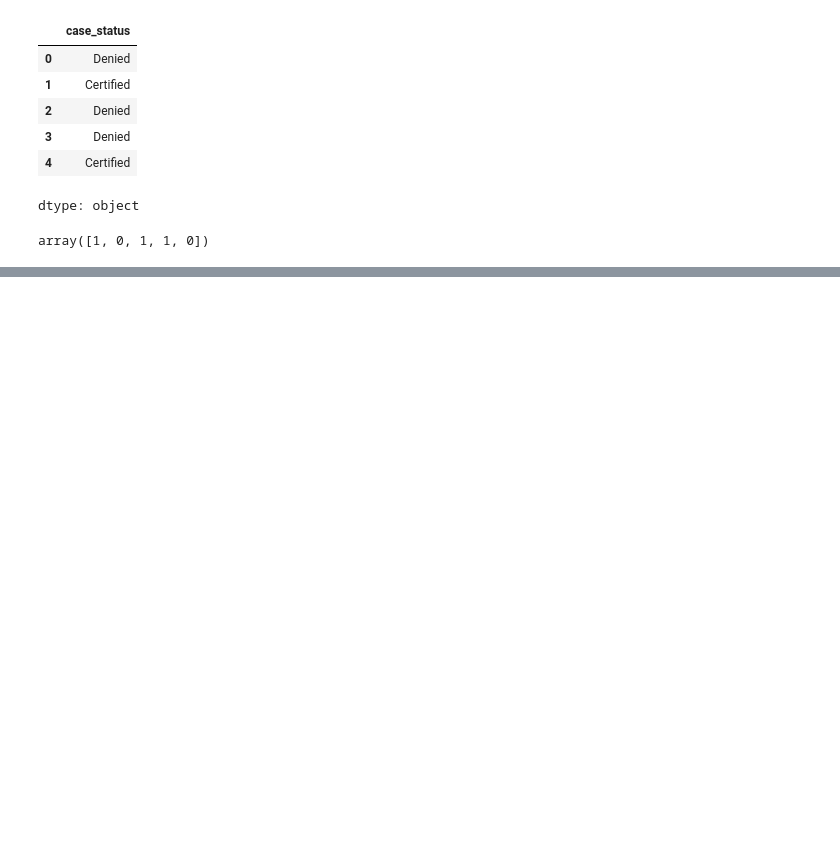
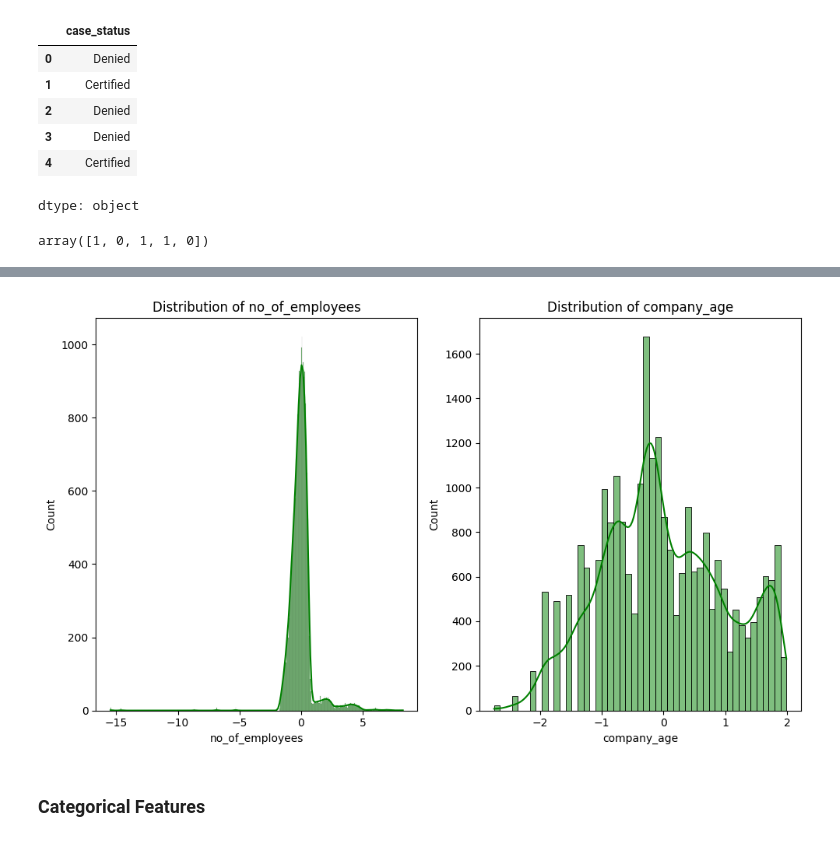
Before and after one commit to MRameezU/MLOPs_Classification_Problem, a Jupyter notebook: notebook/02_Feature_Engineering_&_Model_Training.ipynb, the cells around one changed output, grey strips where cells are left out. Cells and saved outputs as stored; diff of their text form; code cells hidden in the pictures; blank space fills up the shorter version.

```diff
--- a/notebook/02_Feature_Engineering_&_Model_Training.ipynb
+++ b/notebook/02_Feature_Engineering_&_Model_Training.ipynb
@@ -272,0 +340,10 @@ array([1, 0, 1, 1, 0])
+# %%
+from sklearn.preprocessing import PowerTransformer
+
+# Initialize the PowerTransformer with Yeo-Johnson
+power_transformer = PowerTransformer(method='yeo-johnson')
+
+transform_features=['no_of_employees','company_age']
+
+# Applying the transformation
+X[transform_features]=power_transformer.fit_transform(X[transform_features])
@@ -272,0 +358,19 @@ array([1, 0, 1, 1, 0])
+# %%
+# Visualize the Columns to view unskewed results
+# Set the figure size
+plt.figure(figsize=(10, 6))
+
+# Loop through each feature and create subplots
+for i, col in enumerate(transform_features):
+    plt.subplot(1, len(transform_features), i + 1)  # Dynamic subplot based on number of features
+    sns.histplot(x=X[col], color='green', kde=True)  # Adding KDE for smoother visualization
+    plt.xlabel(col)
+    plt.title(f'Distribution of {col}')  # Adding titles for clarity
+    plt.tight_layout()
+
+# Display the plots
+plt.show()
+# %% [output]
+[figure, added]
+# %% [markdown]
+### Categorical Features
```
Also changed, not shown: parts of 10 cells of this notebook.
